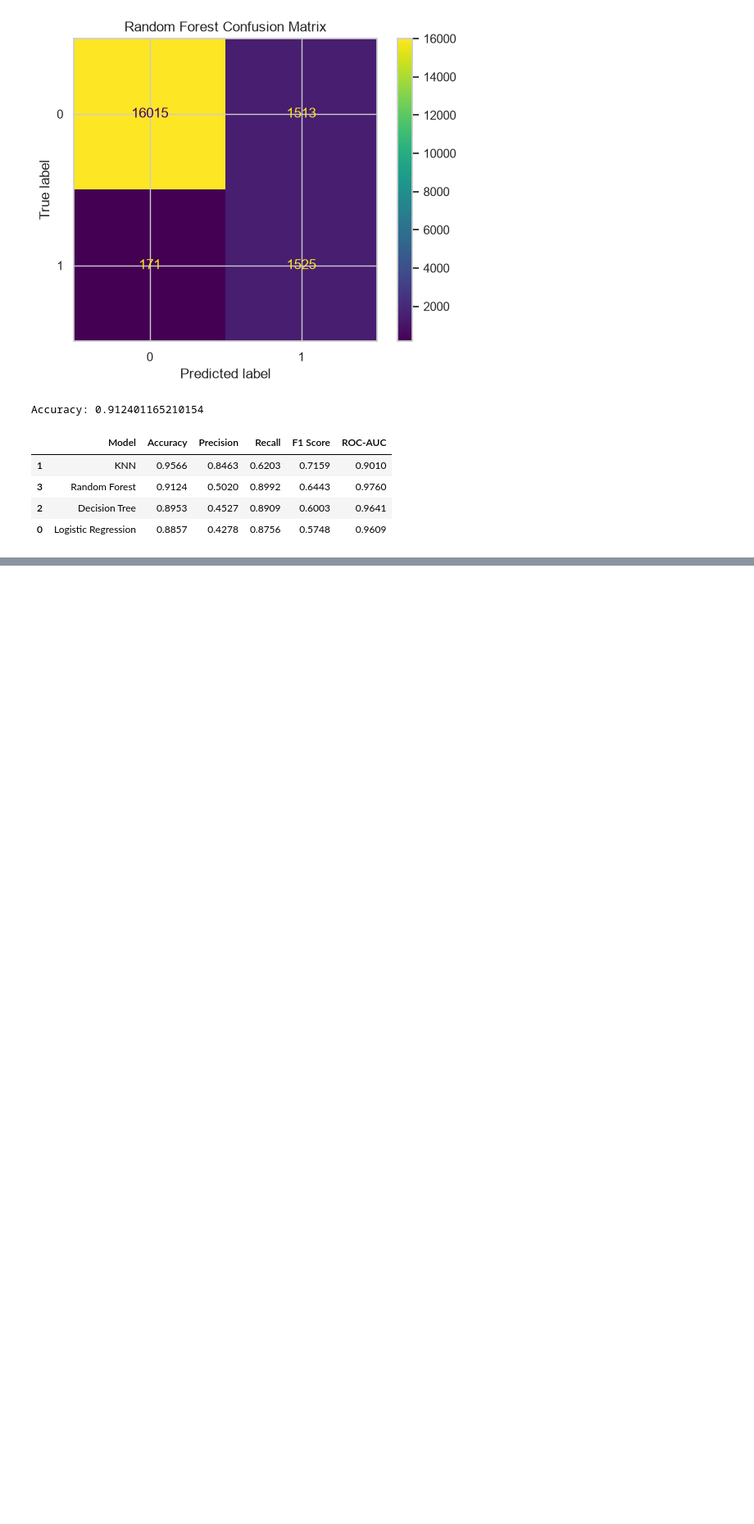
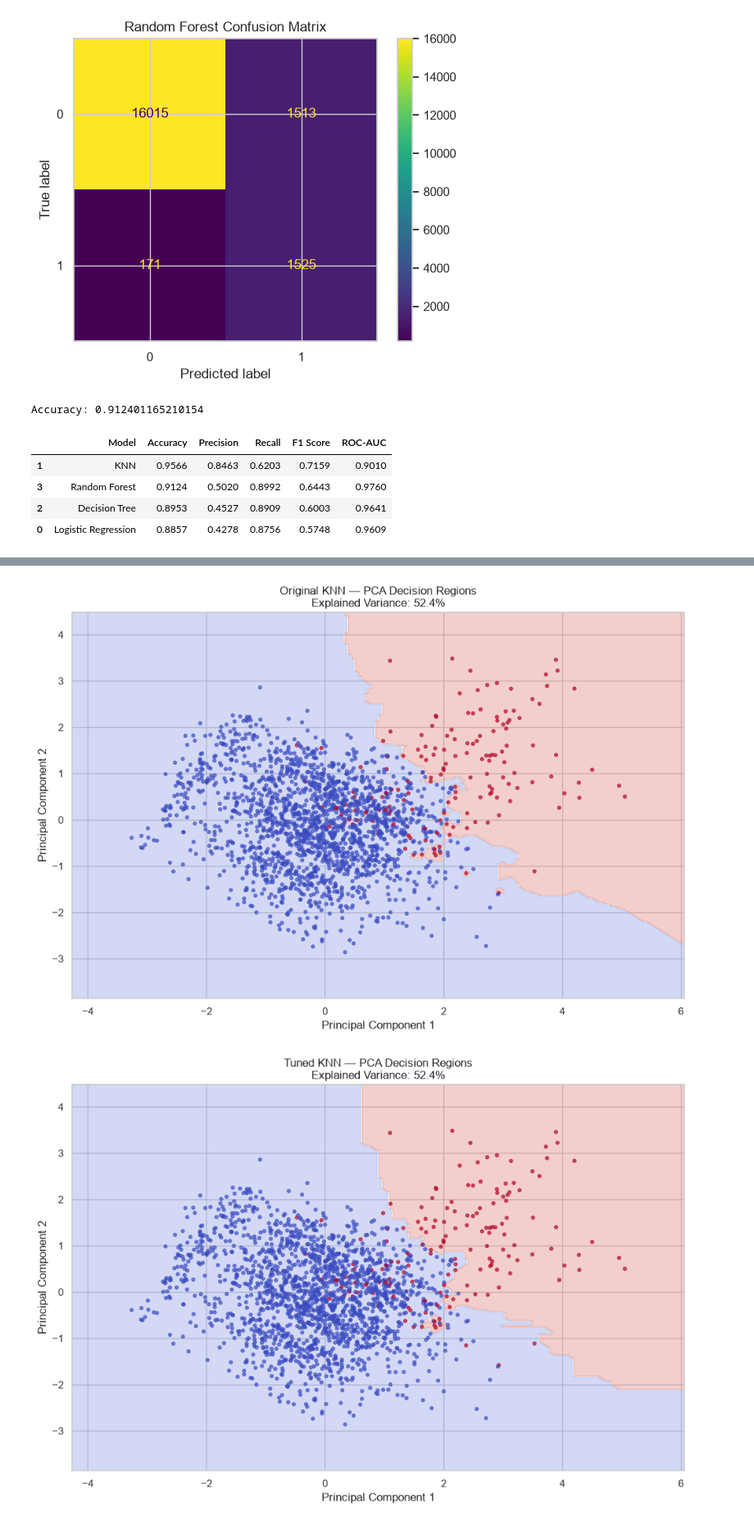
Before and after one commit to YashedBin/ML_DIABETES_RISK_PREDICTOR, a Jupyter notebook: notebook.ipynb, the cells around one changed output, grey strips where cells are left out. Shown at 82% size. Cells and saved outputs as stored; diff of their text form; code cells hidden in the pictures; blank space fills up the shorter version.

```diff
--- a/notebook.ipynb
+++ b/notebook.ipynb
@@ -560,0 +1117,8 @@ display(results_df.round(4))
+# %%
+
+# KNN
+visualize_knn(knn_model, X_train, y_train, "Original KNN")
+visualize_knn(tuned_models["KNN"], X_train, y_train, "Tuned KNN")
+# %% [output]
+[figure, added]
+[figure, added]
```
Also changed, not shown: parts of 16 cells of this notebook.
